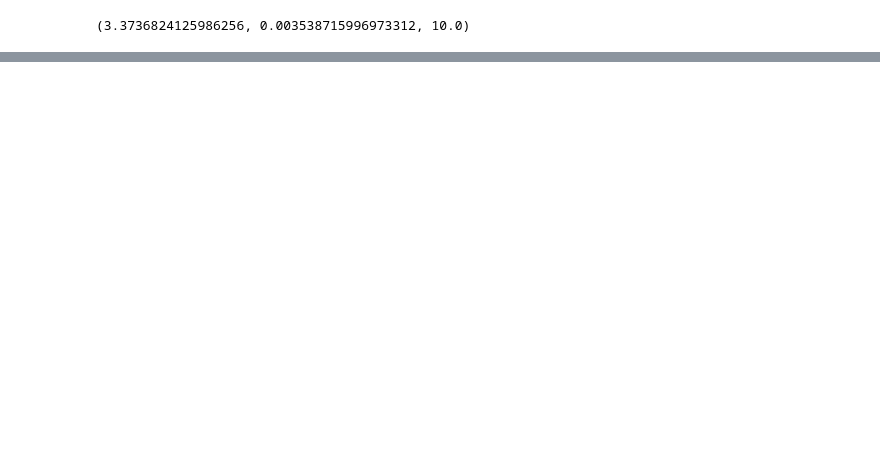
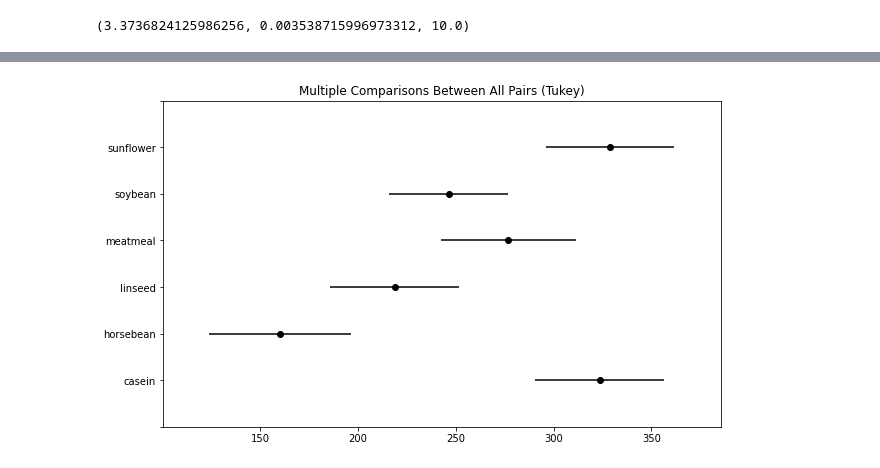
Before and after one commit to IshidaMotohiro/IshidaMotohiro.github.io, a Jupyter notebook: DataScience.ipynb, the cells around one changed output, grey strips where cells are left out. Drawn from its saved outputs; the diff is of its cells as text; code cells hidden in the pictures; blank space fills up the shorter version.

```diff
--- a/DataScience.ipynb
+++ b/DataScience.ipynb
@@ -576,0 +691,3 @@ ttest_ind(x, [10], alternative="larger")
+# %%
+chickwts = pd.read_csv("https://infoart.ait231.tokushima-u.ac.jp/DS/data/chickwts.csv")
+chickwts.groupby('feed').agg(['mean', 'var'])
@@ -576,0 +709,4 @@ ttest_ind(x, [10], alternative="larger")
+# %%
+from statsmodels.stats.multicomp import (pairwise_tukeyhsd,MultiComparison)
+res = pairwise_tukeyhsd(chickwts['weight'], groups=chickwts['feed'], alpha=0.05)
+res.summary()
@@ -576,0 +731,4 @@ ttest_ind(x, [10], alternative="larger")
+# %%
+res = res.plot_simultaneous()
+# %% [output]
+[figure, added]
```
Also changed, not shown: parts of 24 cells of this notebook.
